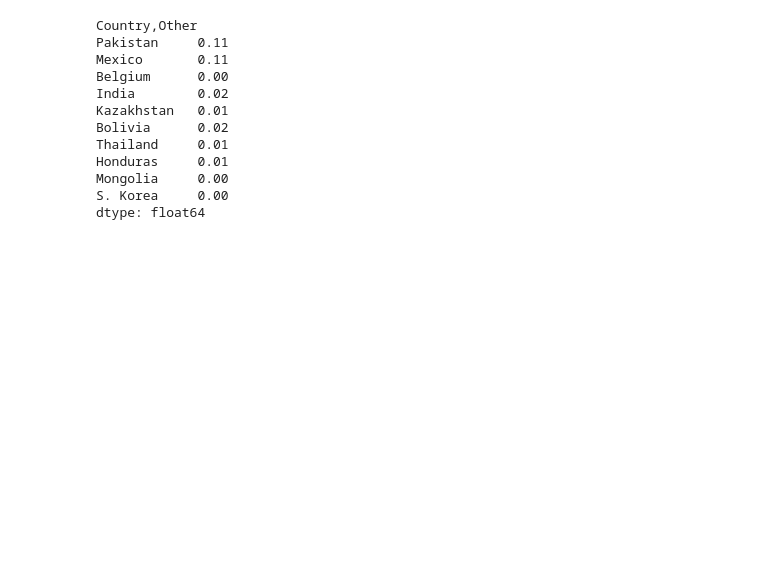
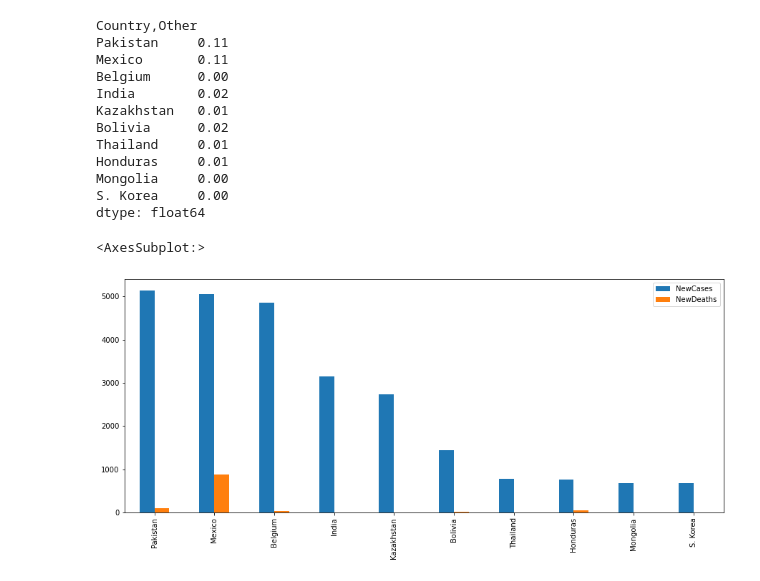
Before and after one commit to HieuTranV/DataVisualization, a Jupyter notebook: Analysis.ipynb, the cells around one changed output. Cells and saved outputs as stored; diff of their text form; code cells hidden in the pictures; blank space fills up the shorter version.

```diff
--- a/Analysis.ipynb
+++ b/Analysis.ipynb
@@ -306,0 +310,5 @@ dtype: float64
+# %%
+newcases_10_df[["NewCases", "NewDeaths"]].plot(kind='bar', stacked=False, figsize=(15, 6), xlabel="")
+# %% [output]
+<AxesSubplot:>
+[figure, added]
```
Also changed, not shown: parts of 2 cells of this notebook, 1 other file.
